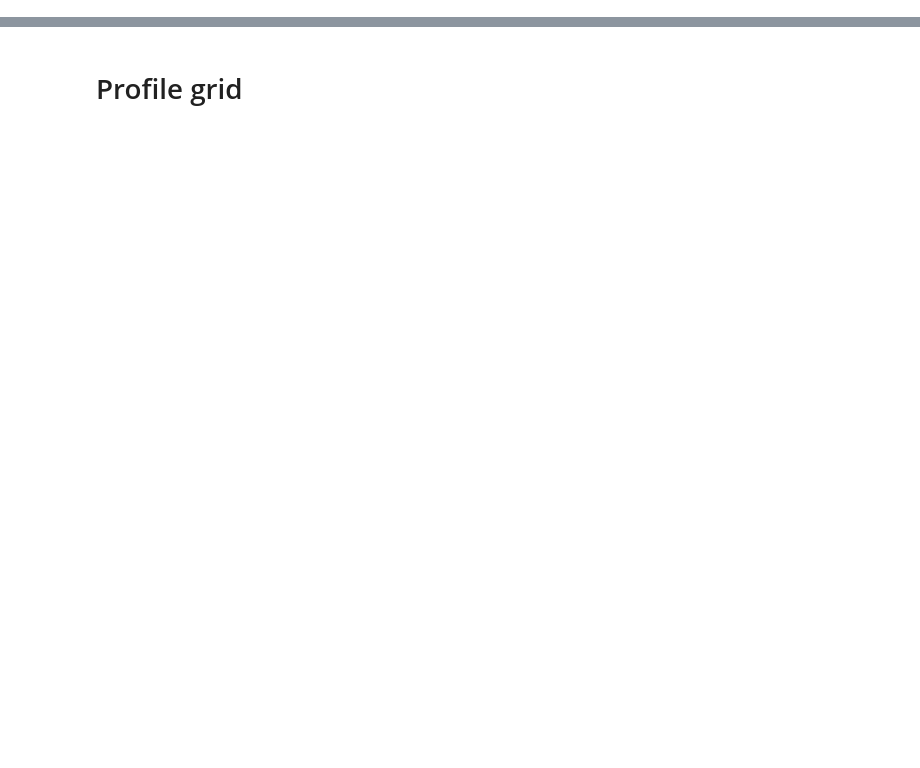
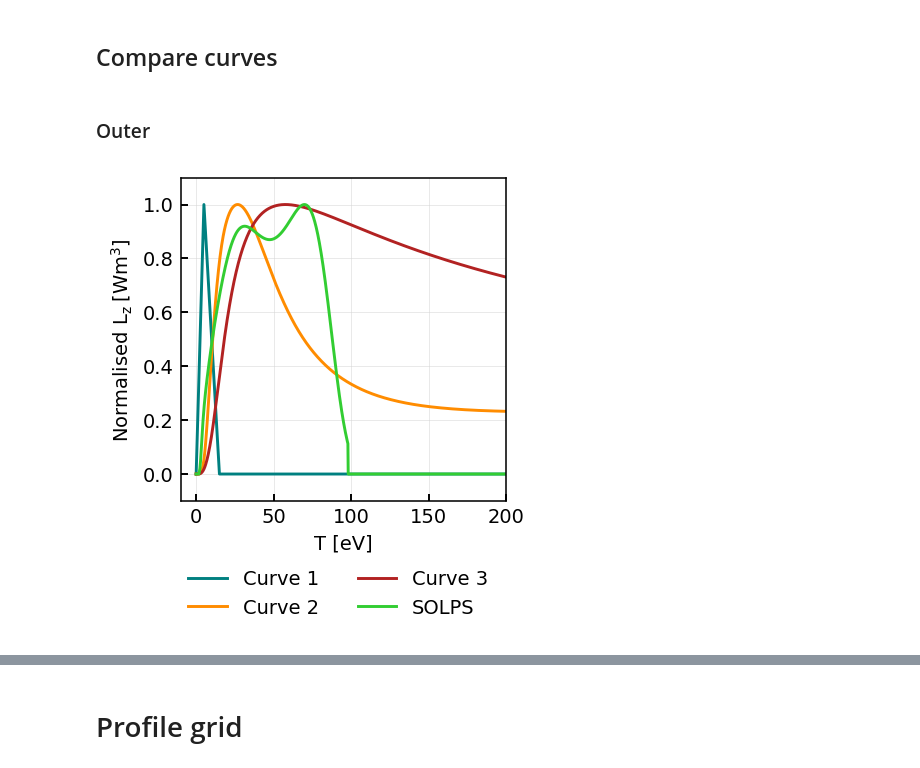
Before and after one commit to mikekryjak/notebooks, a Jupyter notebook: DLS/STEP/2024-09-10 - strikepoint optimisation plot.ipynb, the cells around one changed output, grey strips where cells are left out. Cells and saved outputs as stored; diff of their text form; code cells hidden in the pictures; blank space fills up the shorter version.

```diff
--- a/DLS/STEP/2024-09-10 - strikepoint optimisation plot.ipynb
+++ b/DLS/STEP/2024-09-10 - strikepoint optimisation plot.ipynb
@@ -56,0 +210,32 @@ for case in balance_paths:
+# %% [markdown]
+## Compare curves
+# %% [markdown]
+### Outer
+# %%
+curves["set_outer"] = {
+    "Curve 1" : lambda temp: LfuncArParametricTriShoulder(temp, x1 = 5, x2 = 15, height = 0),
+    "Curve 2" : curves["neTau"][1e16],
+    "Curve 3" : curves["neTau"][1e14],
+    "SOLPS" : curves["extracted_outer"][sepadd_select["outer_lower"]],
+    # "neon" : LfuncKallenbach("Ne")
+    # "shoulder" : lambda temp: LfuncArParametricTriShoulder(temp, x1 = 23, x2 = 50, height = 0.27),
+    # "nitrogen" : lambda temp: LfuncKallenbach("N")(temp),
+    # "argon" : lambda temp: LfuncKallenbach("Ar")(temp),
+    # "neon" : lambda temp: LfuncKallenbach("Ne")(temp),
+
+}
+
+fig, ax = plt.subplots(figsize = (3,3))
+
+
+for name, function in curves["set_outer"].items():
+    Lz = [function(temp) for temp in T]
+    Lz = Lz/np.max(Lz)
+    ax.plot(T, Lz, lw = 1.5, label = name)
+
+ax.set_xlabel("T [eV]")
+ax.set_ylabel(r"Normalised $L_z\ [W m^{3}]$")
+fig.legend(loc = "upper center", bbox_to_anchor = (0.5,-0.03), ncol = 2, frameon = False)
+ax.set_xlim(-10,200)
+# %% [output]
+[figure, added]
```
Also changed, not shown: parts of 41 cells of this notebook, 14 other files.
